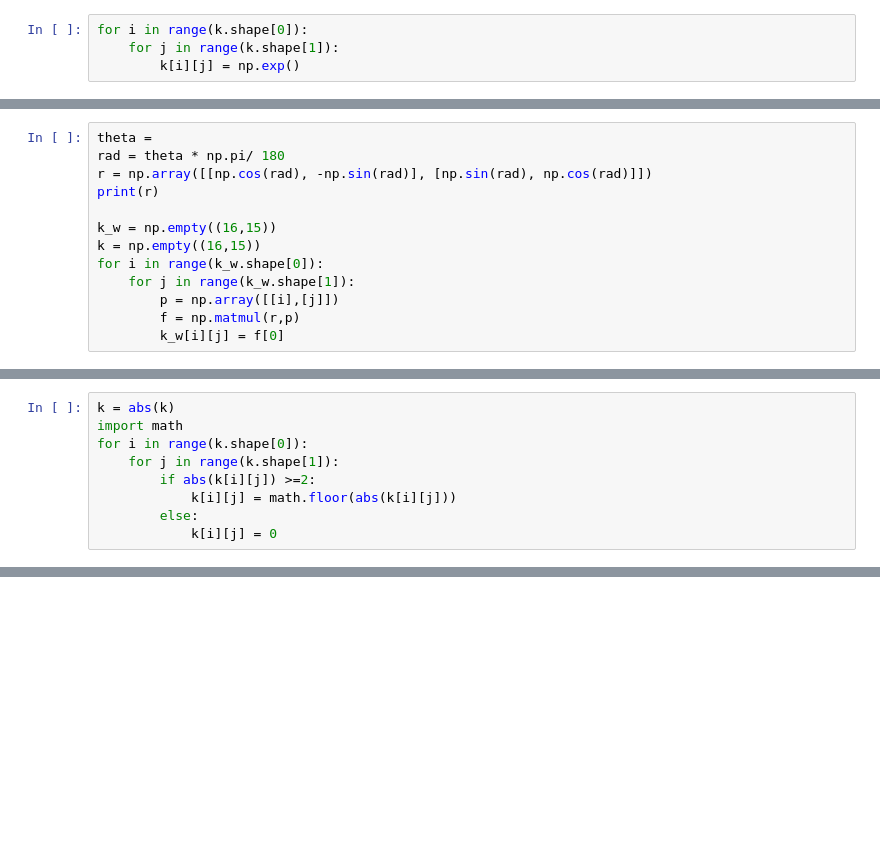
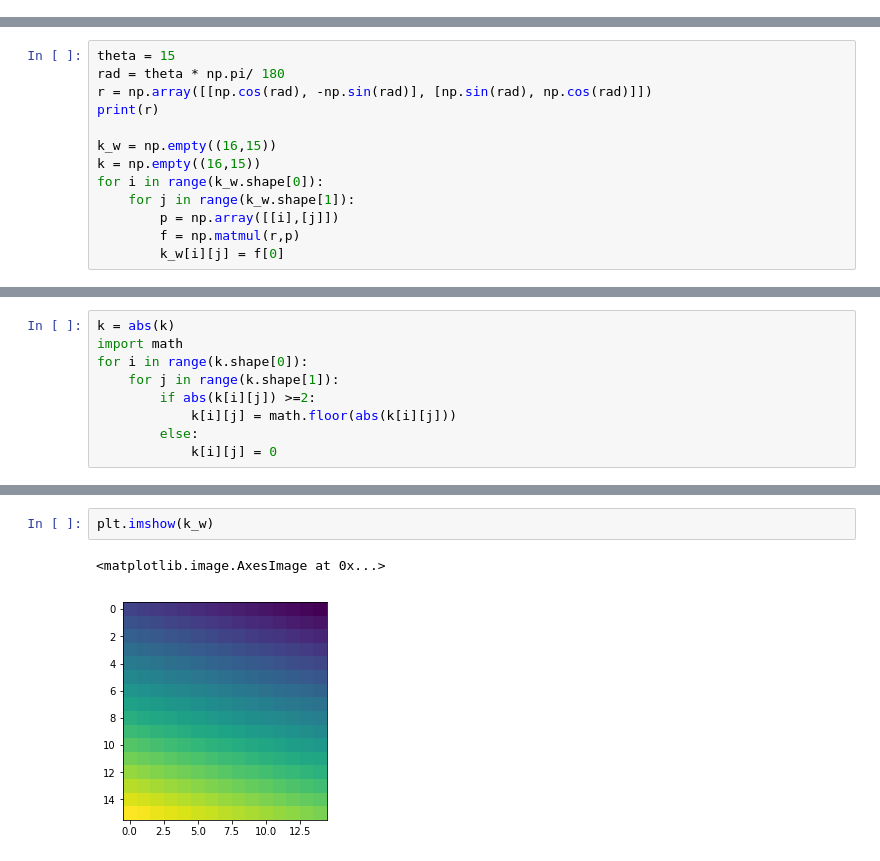
Before and after one commit to Nachimak28/SegCode, a Jupyter notebook: Segmentation_approaches.ipynb, the cells around one changed output, grey strips where cells are left out. Drawn from its saved outputs; the diff is of its cells as text; blank space fills up the shorter version.

```diff
--- a/Segmentation_approaches.ipynb
+++ b/Segmentation_approaches.ipynb
@@ -225,7 +225,3 @@ plt.show()
 Kernel Generation
 # %%
 k = np.empty((16,15))
-# %%
-for i in range(k.shape[0]):
-    for j in range(k.shape[1]):
-        k[i][j] = np.exp()
@@ -234,5 +228,5 @@ ValueError: invalid number of arguments
 # %%
-theta =
+theta = 15
 rad = theta * np.pi/ 180
 r = np.array([[np.cos(rad), -np.sin(rad)], [np.sin(rad), np.cos(rad)]])
 print(r)
@@ -274,0 +326,5 @@ k
+# %%
+plt.imshow(k_w)
+# %% [output]
+<matplotlib.image.AxesImage at 0x...>
+[figure, added]
```
Also changed, not shown: parts of 42 cells of this notebook, 3 other files.
